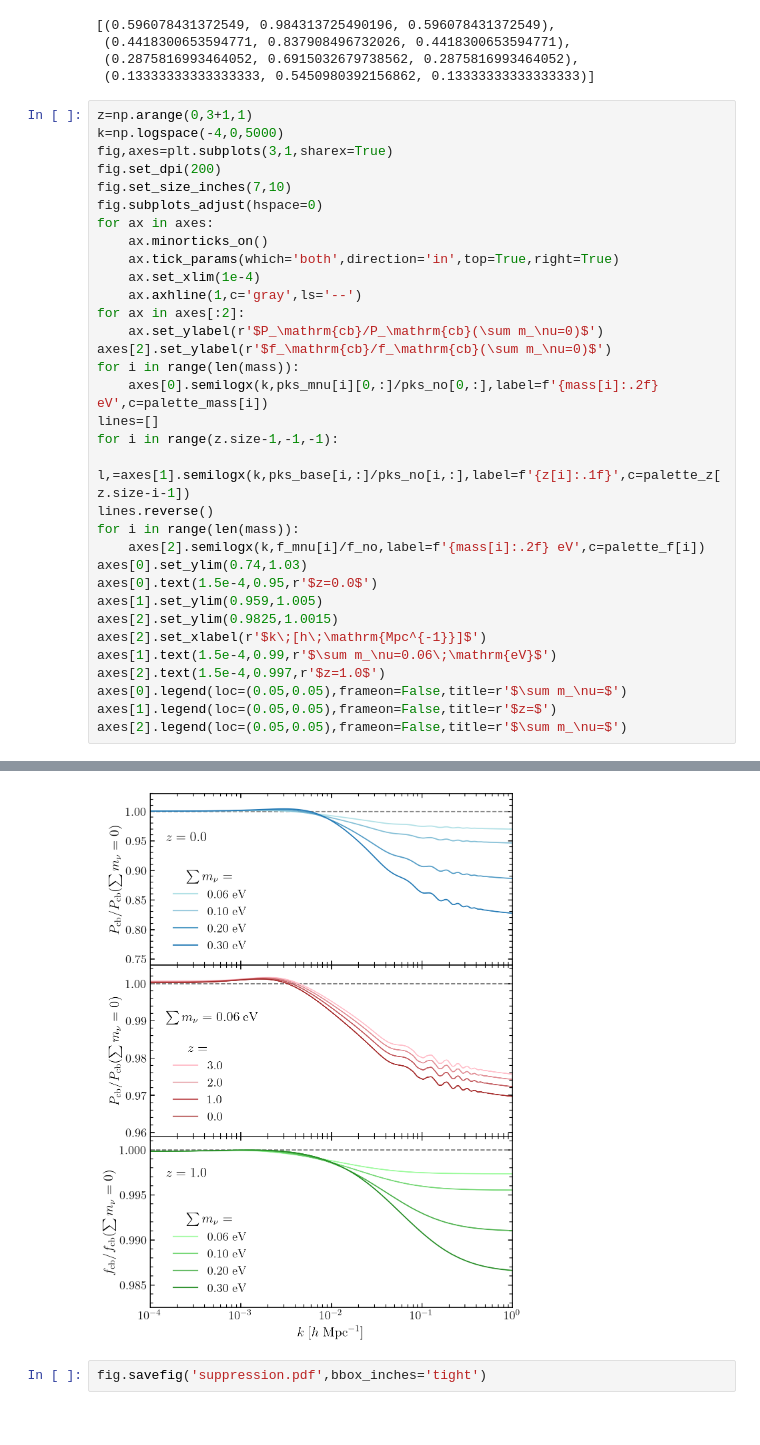
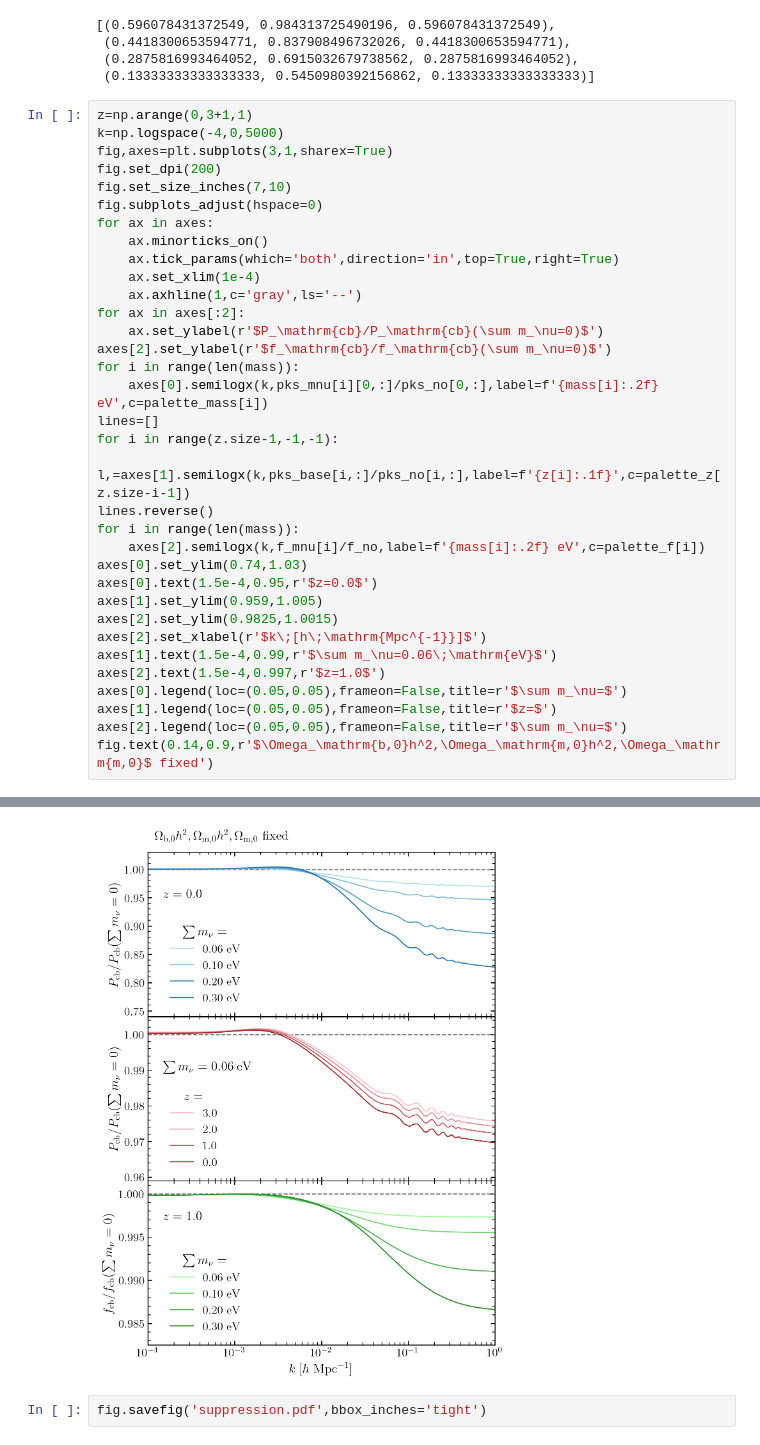
Before and after one commit to Striker-png/NeutrinoForecast_J-PAS_PFS, a Jupyter notebook: code/fig/suppression.ipynb, the cells around one changed output, grey strips where cells are left out. Saved outputs shown, nothing was run; the diff lists cells and outputs as text.

```diff
--- a/code/fig/suppression.ipynb
+++ b/code/fig/suppression.ipynb
@@ -132,4 +132,5 @@ axes[2].text(1.5e-4,0.997,r'$z=1.0$')
 axes[0].legend(loc=(0.05,0.05),frameon=False,title=r'$\sum m_\nu=$')
 axes[1].legend(loc=(0.05,0.05),frameon=False,title=r'$z=$')
 axes[2].legend(loc=(0.05,0.05),frameon=False,title=r'$\sum m_\nu=$')
+fig.text(0.14,0.9,r'$\Omega_\mathrm{b,0}h^2,\Omega_\mathrm{m,0}h^2,\Omega_\mathrm{m,0}$ fixed')
 # %% [output]
@@ -137,3 +138,3 @@ axes[2].legend(loc=(0.05,0.05),frameon=False,title=r'$\sum m_\nu=$')
-[figure, old version]
+[figure, new version]
 # %%
 fig.savefig('suppression.pdf',bbox_inches='tight')
```
Also changed, not shown: parts of 1 cell of this notebook, 1 other file.
